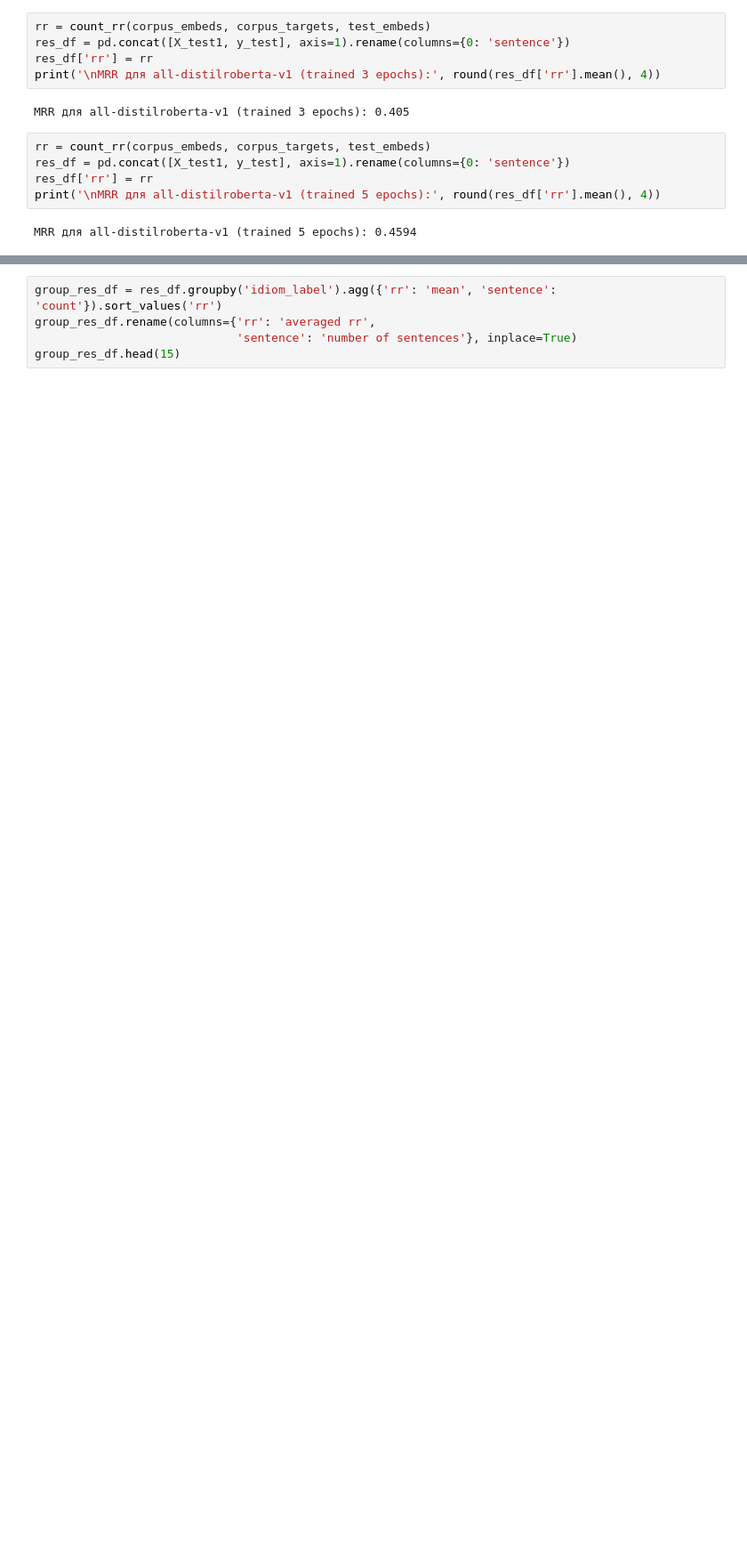
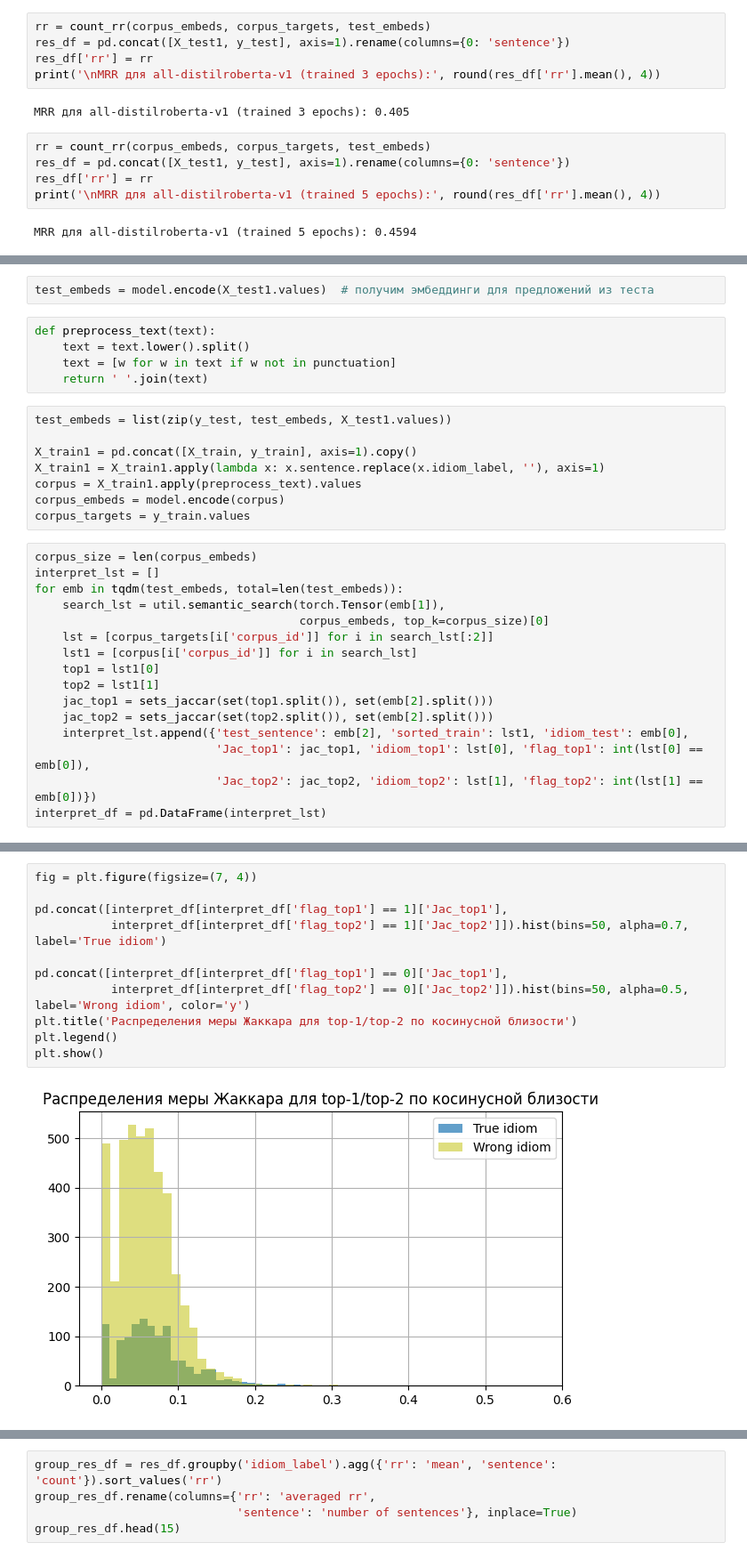
Before and after one commit to archimedes1515/idiom_search, a Jupyter notebook: Idioms_final.ipynb, the cells around one changed output, grey strips where cells are left out. Shown at 89% size. Saved outputs shown, nothing was run; the diff lists cells and outputs as text; blank space fills up the shorter version.

```diff
--- a/Idioms_final.ipynb
+++ b/Idioms_final.ipynb
@@ -1136,0 +1255,31 @@ MRR для all-distilroberta-v1 (trained 5 epochs): 0.4594
+# %%
+test_embeds = model.encode(X_test1.values)  # получим эмбеддинги для предложений из теста
+# %%
+def preprocess_text(text):
+    text = text.lower().split()
+    text = [w for w in text if w not in punctuation]
+    return ' '.join(text)
+# %%
+test_embeds = list(zip(y_test, test_embeds, X_test1.values))
+
+X_train1 = pd.concat([X_train, y_train], axis=1).copy()
+X_train1 = X_train1.apply(lambda x: x.sentence.replace(x.idiom_label, ''), axis=1)
+corpus = X_train1.apply(preprocess_text).values
+corpus_embeds = model.encode(corpus)
+corpus_targets = y_train.values
+# %%
+corpus_size = len(corpus_embeds)
+interpret_lst = []
+for emb in tqdm(test_embeds, total=len(test_embeds)):
+    search_lst = util.semantic_search(torch.Tensor(emb[1]),
+                                      corpus_embeds, top_k=corpus_size)[0]
+    lst = [corpus_targets[i['corpus_id']] for i in search_lst[:2]]
+    lst1 = [corpus[i['corpus_id']] for i in search_lst]
+    top1 = lst1[0]
+    top2 = lst1[1]
+    jac_top1 = sets_jaccar(set(top1.split()), set(emb[2].split()))
+    jac_top2 = sets_jaccar(set(top2.split()), set(emb[2].split()))
+    interpret_lst.append({'test_sentence': emb[2], 'sorted_train': lst1, 'idiom_test': emb[0],
+                          'Jac_top1': jac_top1, 'idiom_top1': lst[0], 'flag_top1': int(lst[0] == emb[0]),
+                          'Jac_top2': jac_top2, 'idiom_top2': lst[1], 'flag_top2': int(lst[1] == emb[0])})
+interpret_df = pd.DataFrame(interpret_lst)
@@ -1136,0 +1311,13 @@ MRR для all-distilroberta-v1 (trained 5 epochs): 0.4594
+# %%
+fig = plt.figure(figsize=(7, 4))
+
+pd.concat([interpret_df[interpret_df['flag_top1'] == 1]['Jac_top1'],
+           interpret_df[interpret_df['flag_top2'] == 1]['Jac_top2']]).hist(bins=50, alpha=0.7, label='True idiom')
+
+pd.concat([interpret_df[interpret_df['flag_top1'] == 0]['Jac_top1'],
+           interpret_df[interpret_df['flag_top2'] == 0]['Jac_top2']]).hist(bins=50, alpha=0.5, label='Wrong idiom', color='y')
+plt.title('Распределения меры Жаккара для top-1/top-2 по косинусной близости')
+plt.legend()
+plt.show()
+# %% [output]
+[figure, added]
```
Also changed, not shown: parts of 122 cells of this notebook.
